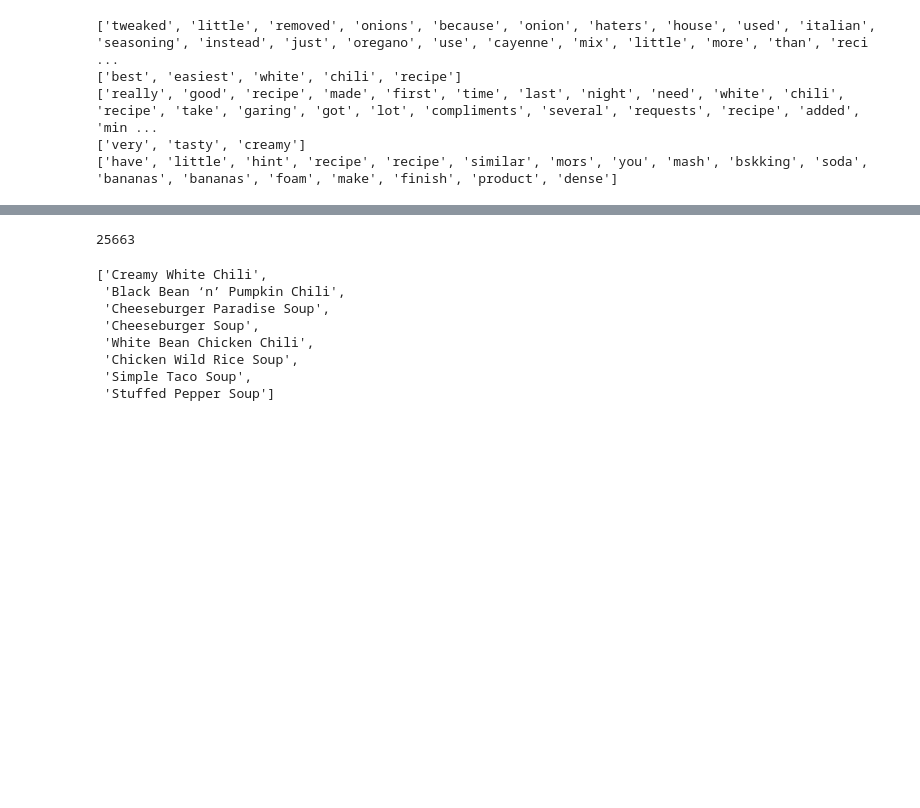
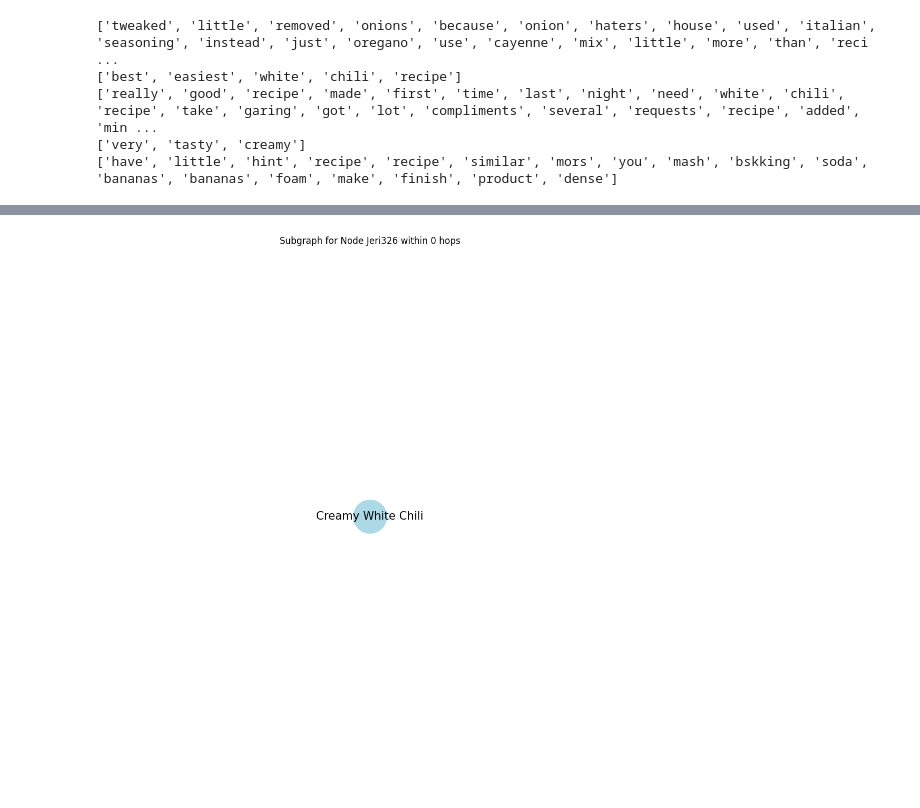
Before and after one commit to eunjeong93/profile, a Jupyter notebook: tech blog/recipe_recommend/recommendation_algorithms.ipynb, the cells around one changed output, grey strips where cells are left out. Cells and saved outputs as stored; diff of their text form; code cells hidden in the pictures; blank space fills up the shorter version.

Commit message:
restructure folder and add Graph data structure code

```diff
--- a/tech blog/recommendation_algorithms.ipynb
+++ b/tech blog/recipe_recommend/recommendation_algorithms.ipynb
@@ -565,7 +591,3 @@ for i, j in zip(*np.triu_indices_from(recipe_sim, k=1)):
 import pickle
 with open("graph.pkl", "wb") as f:
     pickle.dump(G, f)
-# %%
-G.number_of_nodes()
-# %% [output]
-25663
@@ -574,11 +594,34 @@ neighbors = list(G.neighbors(users[0]))
-# %%
-neighbors
-# %% [output]
-['Creamy White Chili',
- 'Black Bean ‘n’ Pumpkin Chili',
- 'Cheeseburger Paradise Soup',
- 'Cheeseburger Soup',
- 'White Bean Chicken Chili',
- 'Chicken Wild Rice Soup',
- 'Simple Taco Soup',
- 'Stuffed Pepper Soup']
+# %%
+def get_nodes_within_k_hops(G, start_node, k):
+    # BFS를 사용하여 k 단계 내에 있는 노드 찾기
+    nodes_within_k = set([start_node])
+    for _ in range(k):
+        new_nodes = set()
+        for node in nodes_within_k:
+            new_nodes.update(G.neighbors(node))
+        nodes_within_k.update(new_nodes)
+    return G.subgraph(nodes_within_k)
+# %%
+# 3단계 내 노드들만 포함한 서브그래프
+k_hops = 0
+subG = get_nodes_within_k_hops(G, df.recipe_name[0], k_hops)
+# %%
+# 시각화
+plt.figure(figsize=(10, 10))
+pos = nx.spring_layout(subG, seed=42)
+nx.draw(subG, with_labels=True, node_color="lightblue",
+        edge_color="gray", node_size=2000, font_size=15)
+edge_labels = {}
+for u, v, d in subG.edges(data=True):
+    if "weight" in d:
+        edge_labels[(u, v)] = f'W: {d["weight"]:.2f}'  # Weight 값 표시
+    elif "relation" in d:
+        edge_labels[(u, v)] = f'R: {d["relation"]}'  # Relation 값 표시
+
+nx.draw_networkx_edge_labels(
+    subG, pos, edge_labels=edge_labels, font_size=12, font_color="red")
+
+plt.title(f"Subgraph for Node {target_node} within {k_hops} hops")
+plt.show()
+# %% [output]
+[figure, added]
```
Also changed, not shown: parts of 7 cells of this notebook, 15 other files.
